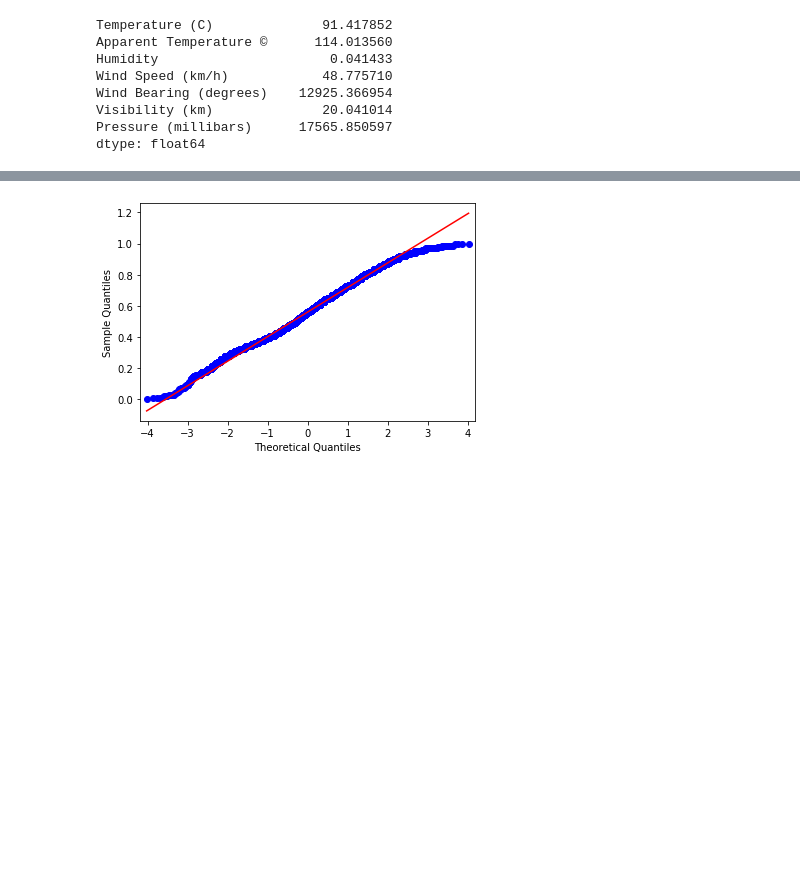
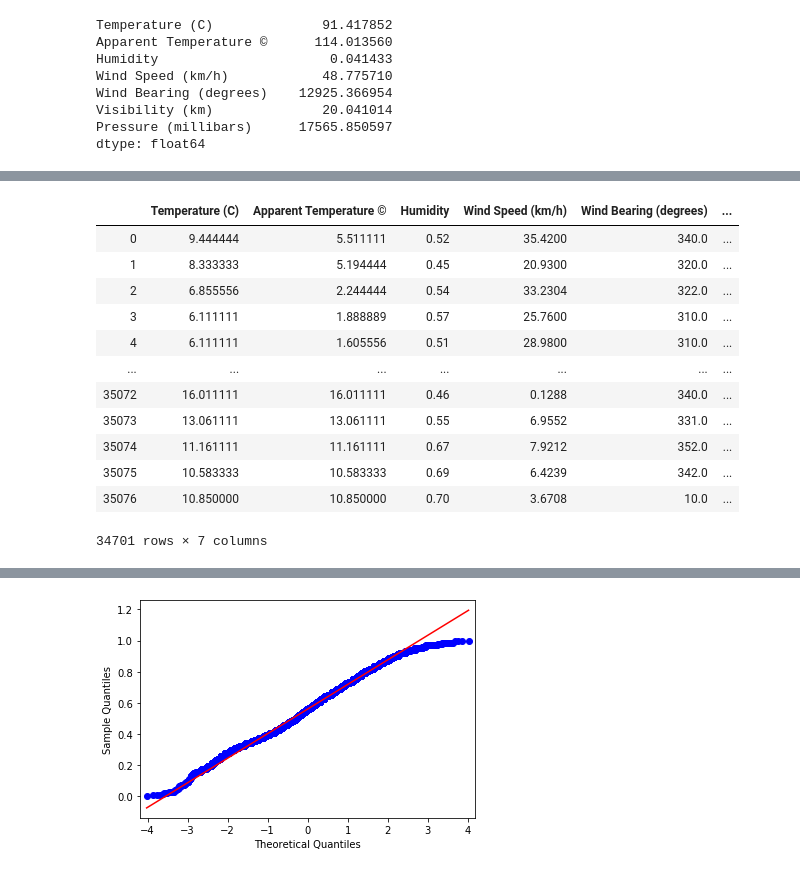
Before and after one commit to Sanjiv01/SDS-project, a Jupyter notebook: Weather linear reg.ipynb, the cells around one changed output, grey strips where cells are left out. Saved outputs shown, nothing was run; the diff lists cells and outputs as text; code cells hidden in the pictures; blank space fills up the shorter version.

```diff
--- a/Weather linear reg.ipynb
+++ b/Weather linear reg.ipynb
@@ -153 +152,19 @@ df['Temperature (C)'].plot(kind = 'bar')
+# %%
+df_normalize = df[['Temperature (C)', 'Apparent Temperature ©', 'Humidity', 'Wind Speed (km/h)', 'Wind Bearing (degrees)',
+                'Visibility (km)', 'Pressure (millibars)']]
+df_normalize
+# %% [output]
+|  | Temperature (C) | Apparent Temperature © | Humidity | Wind Speed (km/h) | Wind Bearing (degrees) | ... |
+| 0 | 9.444444 | 5.511111 | 0.52 | 35.4200 | 340.0 | ... |
+| 1 | 8.333333 | 5.194444 | 0.45 | 20.9300 | 320.0 | ... |
+| 2 | 6.855556 | 2.244444 | 0.54 | 33.2304 | 322.0 | ... |
+| 3 | 6.111111 | 1.888889 | 0.57 | 25.7600 | 310.0 | ... |
+| 4 | 6.111111 | 1.605556 | 0.51 | 28.9800 | 310.0 | ... |
+| ... | ... | ... | ... | ... | ... | ... |
+| 35072 | 16.011111 | 16.011111 | 0.46 | 0.1288 | 340.0 | ... |
+| 35073 | 13.061111 | 13.061111 | 0.55 | 6.9552 | 331.0 | ... |
+| 35074 | 11.161111 | 11.161111 | 0.67 | 7.9212 | 352.0 | ... |
+| 35075 | 10.583333 | 10.583333 | 0.69 | 6.4239 | 342.0 | ... |
+| 35076 | 10.850000 | 10.850000 | 0.70 | 3.6708 | 10.0 | ... |
+34701 rows × 7 columns
 # %%
```
Also changed, not shown: parts of 13 cells of this notebook.
